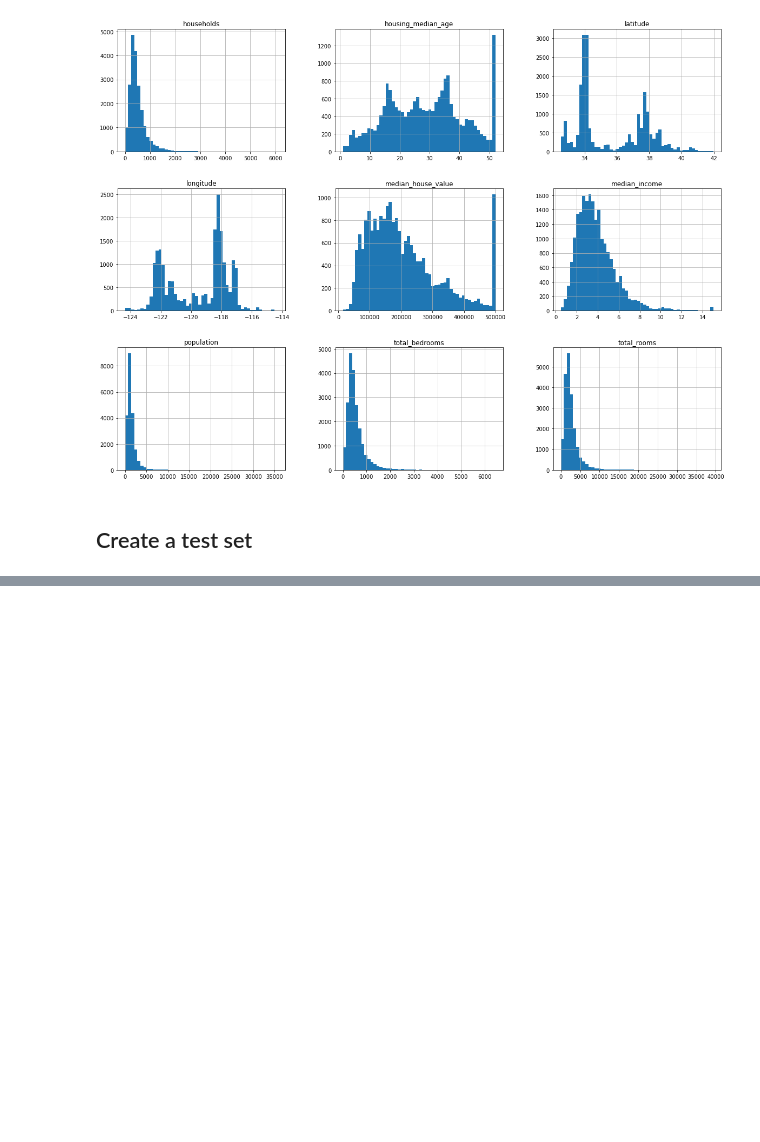
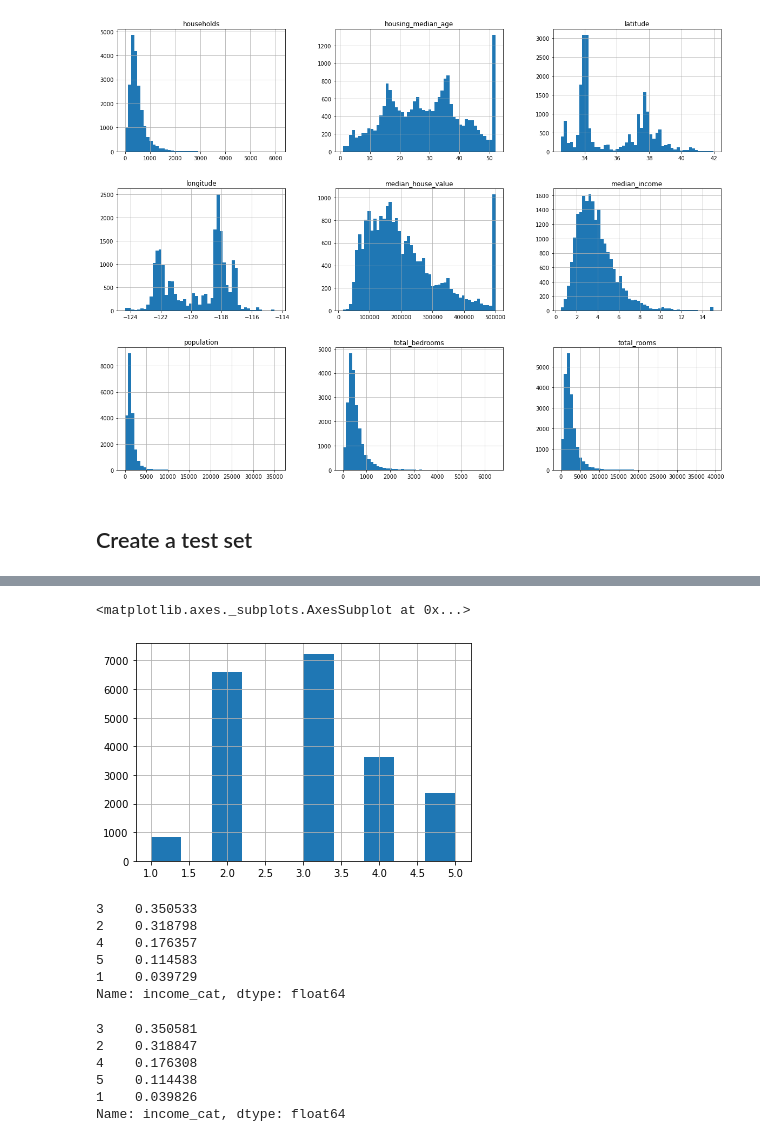
Before and after one commit to RenanNascimento/machine-learning, a Jupyter notebook: projects/housing-price/housing_price.ipynb, the cells around one changed output, grey strips where cells are left out. Cells and saved outputs as stored; diff of their text form; code cells hidden in the pictures; blank space fills up the shorter version.

```diff
--- a/projects/housing-price/housing_price.ipynb
+++ b/projects/housing-price/housing_price.ipynb
@@ -149,0 +181,32 @@ train_set, test_set = train_test_split(housing, test_size=0.2, random_state=42)
+# %%
+housing["income_cat"].hist()
+# %% [output]
+<matplotlib.axes._subplots.AxesSubplot at 0x...>
+[figure, added]
+# %%
+# Doing stratified sampling based on the income category
+
+from sklearn.model_selection import StratifiedShuffleSplit
+
+split = StratifiedShuffleSplit(n_splits=1, test_size= 0.2, random_state=42)
+for train_index, test_index in split.split(housing, housing["income_cat"]):
+    strat_train_set = housing.loc[train_index]
+    strat_test_set = housing.loc[test_index]
+
+strat_test_set["income_cat"].value_counts() / len(strat_test_set)
+# %% [output]
+3    0.350533
+2    0.318798
+4    0.176357
+5    0.114583
+1    0.039729
+Name: income_cat, dtype: float64
+# %%
+housing["income_cat"].value_counts() / len(housing)
+# %% [output]
+3    0.350581
+2    0.318847
+4    0.176308
+5    0.114438
+1    0.039826
+Name: income_cat, dtype: float64
```
Also changed, not shown: parts of 16 cells of this notebook.
